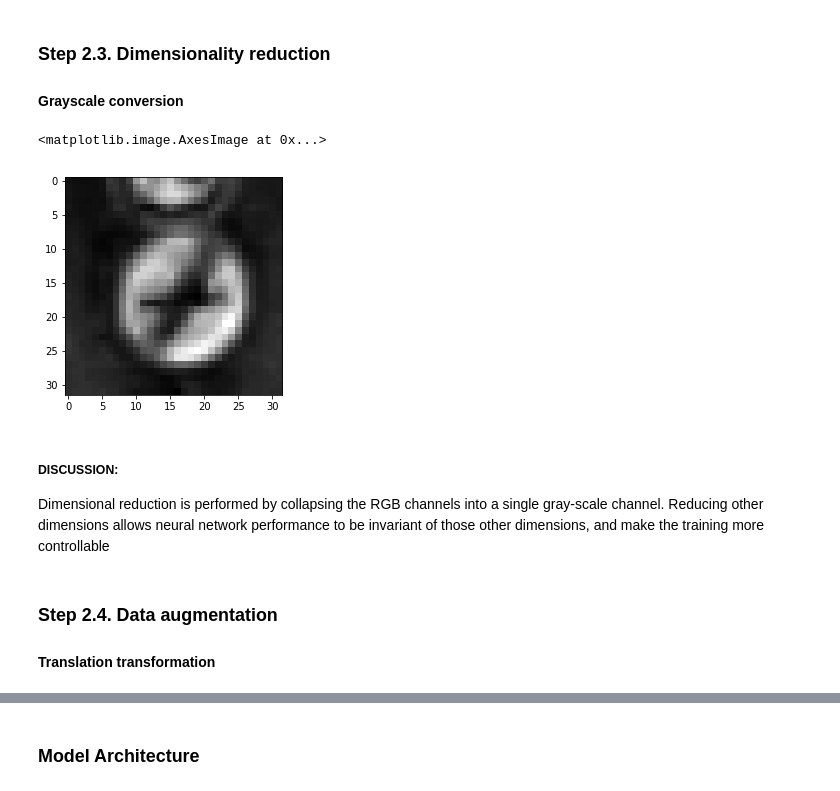
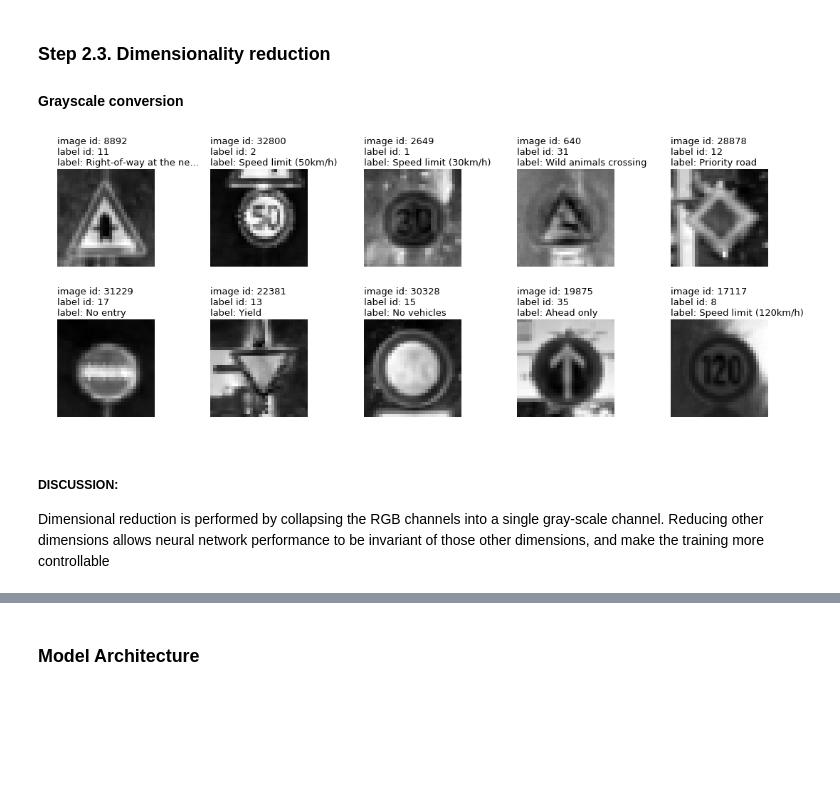
Before and after one commit to MacZel/CarND-Traffic-Sign-Classifier-Project, a Jupyter notebook: Traffic_Sign_Classifier.ipynb, the cells around one changed output, grey strips where cells are left out. Saved outputs shown, nothing was run; the diff lists cells and outputs as text; code cells hidden in the pictures; blank space fills up the shorter version.

```diff
--- a/Traffic_Sign_Classifier.ipynb
+++ b/Traffic_Sign_Classifier.ipynb
@@ -596,17 +550,36 @@ For image inputs, pixel values should be positive, so data should be normalized
 ### Step 2.3. Dimensionality reduction
 #### Grayscale conversion
 # %%
-X_train_gray = np.mean(X_train_norm_0_1, axis=3)
-X_test_gray = np.mean(X_test_norm_0_1, axis=3)
-
-plt.imshow(X_train_gray[0], cmap='gray')
+X_train_gray = np.mean(X_train_norm_0_1, axis=3, keepdims=True)
+X_valid_gray = np.mean(X_valid_norm_0_1, axis=3, keepdims=True)
+X_test_gray = np.mean(X_test_norm_0_1, axis=3, keepdims=True)
-# %% [output]
-<matplotlib.image.AxesImage at 0x...>
-[figure, removed]
+# %%
+fig, axs = plt.subplots(nrows=2, ncols=5, figsize=(15, 6))
+fig.subplots_adjust(left=0.03, right=0.97,hspace=0.2, wspace=0.05)
+for i, ax in enumerate(axs.flat):
+    # Plot image
+    ax.imshow(X_train_gray[random_images_ids[i]].reshape(32,32), cmap='gray')
+
+    # Load label meta
+    label_id = train_labels[random_images_ids[i]]
+    label = labels_matchup_list[label_id]
+    # Truncate overflowing labels
+    max_len = 22
+    label = f'{label[:max_len]}...' if len(label) > max_len else label
+
+    # Set title
+    title_1st_line = f'image id: {random_images_ids[i]}'
+    title_2nd_line = f'label id: {label_id}'
+    title_3rd_line = f'label: {label}'
+    title = f'{title_1st_line}\n{title_2nd_line}\n{title_3rd_line}'
+    ax.set_title(title, fontsize=13, loc="left")
+
+    # Turn off axis
+    ax.axis('off')
+plt.tight_layout()
+# %% [output]
+[figure, added]
 # %% [markdown]
 ##### DISCUSSION:
 Dimensional reduction is performed by collapsing the RGB channels into a single gray-scale channel.
 Reducing other dimensions allows neural network performance to be invariant of those other dimensions, and make the training more controllable
-# %% [markdown]
-### Step 2.4. Data augmentation
-#### Translation transformation
```
Also changed, not shown: parts of 44 cells of this notebook, 10 other files.
